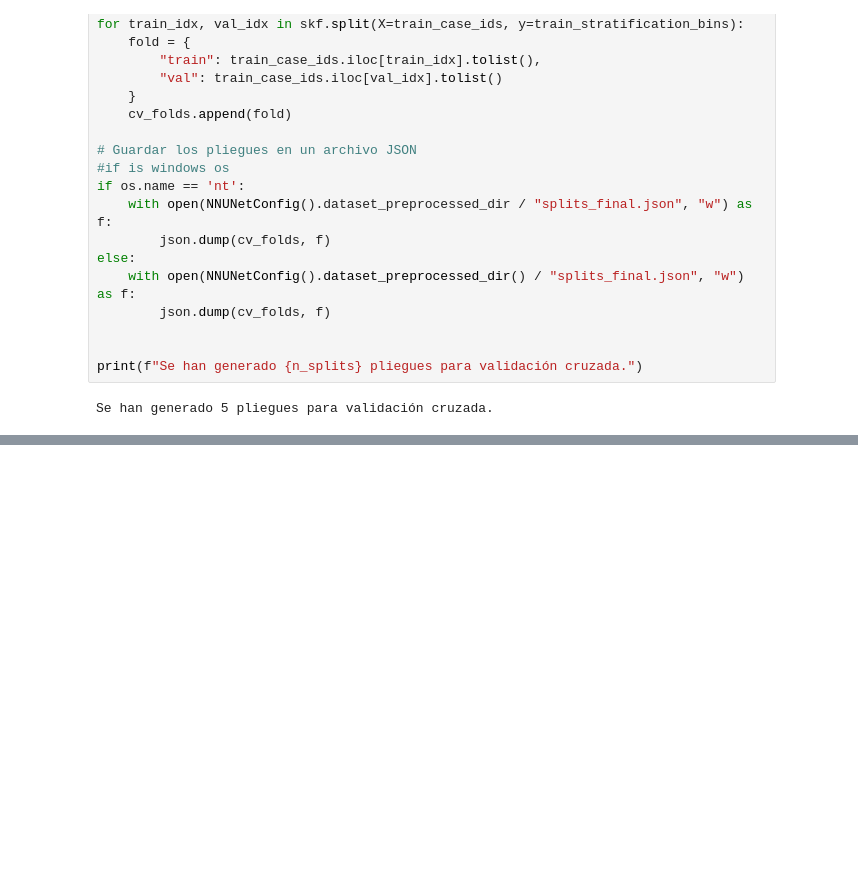
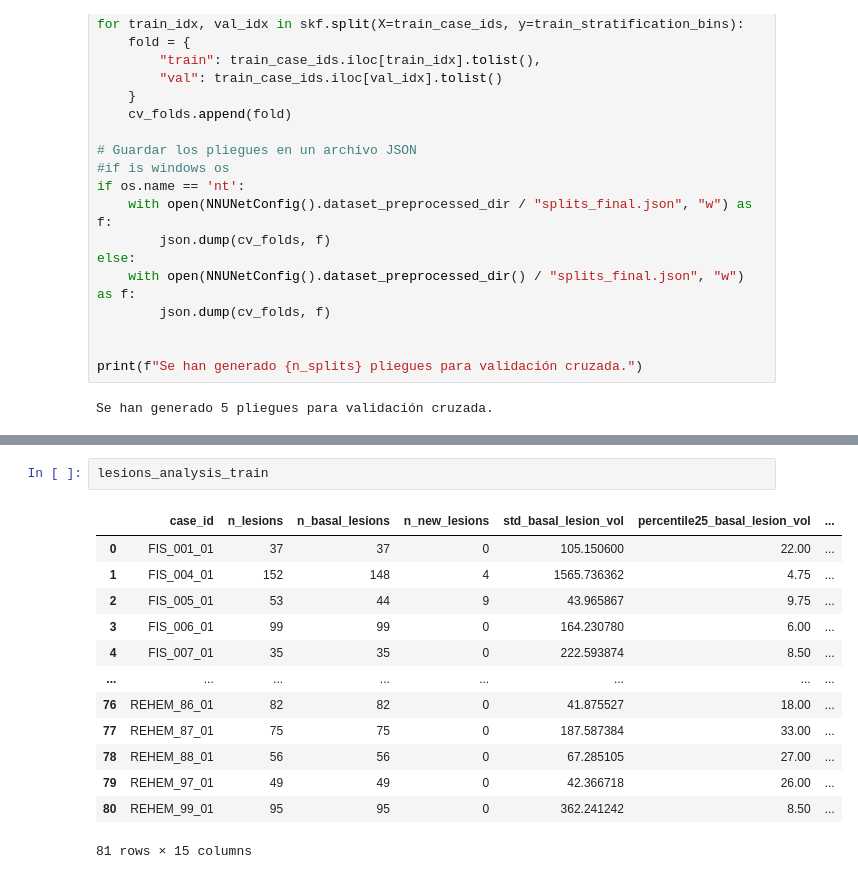
Before and after one commit to SirHoller/nnUNet-em, a Jupyter notebook: scripts/D_split.ipynb, the cells around one changed output, grey strips where cells are left out. Drawn from its saved outputs; the diff is of its cells as text; blank space fills up the shorter version.

```diff
--- a/scripts/D_split.ipynb
+++ b/scripts/D_split.ipynb
@@ -387,0 +479,16 @@ Se han generado 5 pliegues para validación cruzada.
+# %%
+lesions_analysis_train
+# %% [output]
+|  | case_id | n_lesions | n_basal_lesions | n_new_lesions | std_basal_lesion_vol | percentile25_basal_lesion_vol | ... |
+| 0 | FIS_001_01 | 37 | 37 | 0 | 105.150600 | 22.00 | ... |
+| 1 | FIS_004_01 | 152 | 148 | 4 | 1565.736362 | 4.75 | ... |
+| 2 | FIS_005_01 | 53 | 44 | 9 | 43.965867 | 9.75 | ... |
+| 3 | FIS_006_01 | 99 | 99 | 0 | 164.230780 | 6.00 | ... |
+| 4 | FIS_007_01 | 35 | 35 | 0 | 222.593874 | 8.50 | ... |
+| ... | ... | ... | ... | ... | ... | ... | ... |
+| 76 | REHEM_86_01 | 82 | 82 | 0 | 41.875527 | 18.00 | ... |
+| 77 | REHEM_87_01 | 75 | 75 | 0 | 187.587384 | 33.00 | ... |
+| 78 | REHEM_88_01 | 56 | 56 | 0 | 67.285105 | 27.00 | ... |
+| 79 | REHEM_97_01 | 49 | 49 | 0 | 42.366718 | 26.00 | ... |
+| 80 | REHEM_99_01 | 95 | 95 | 0 | 362.241242 | 8.50 | ... |
+81 rows × 15 columns
```
Also changed, not shown: parts of 18 cells of this notebook, 24 other files.
